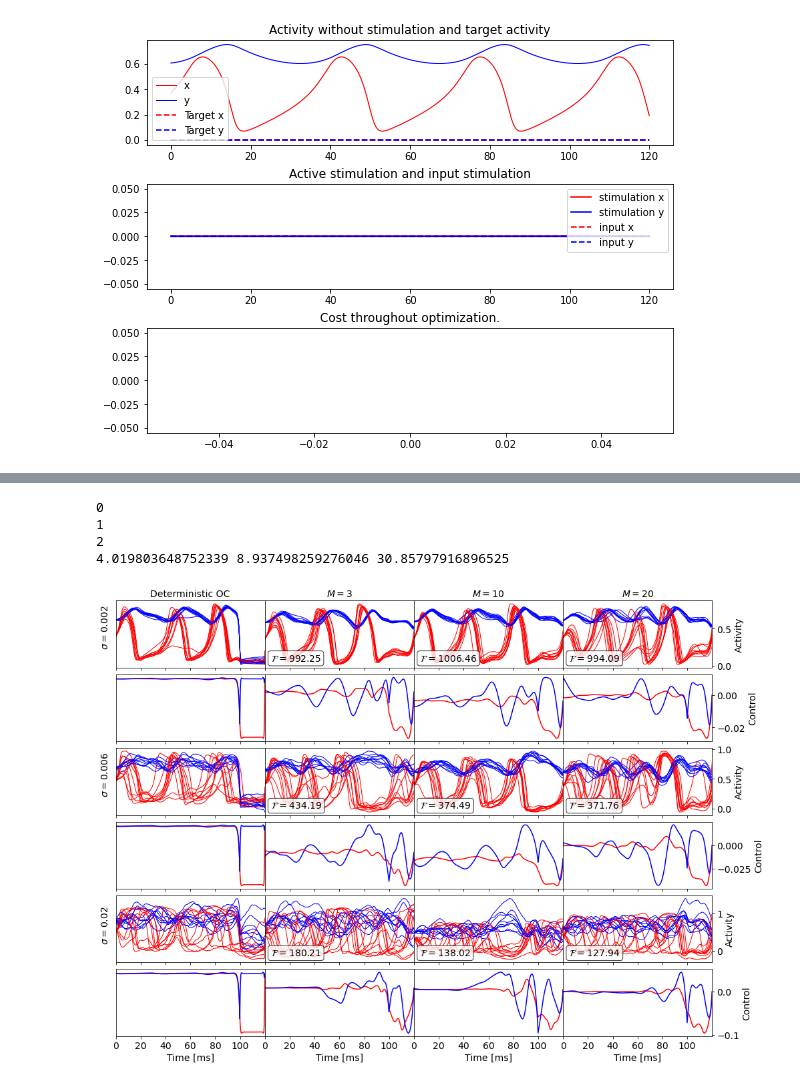
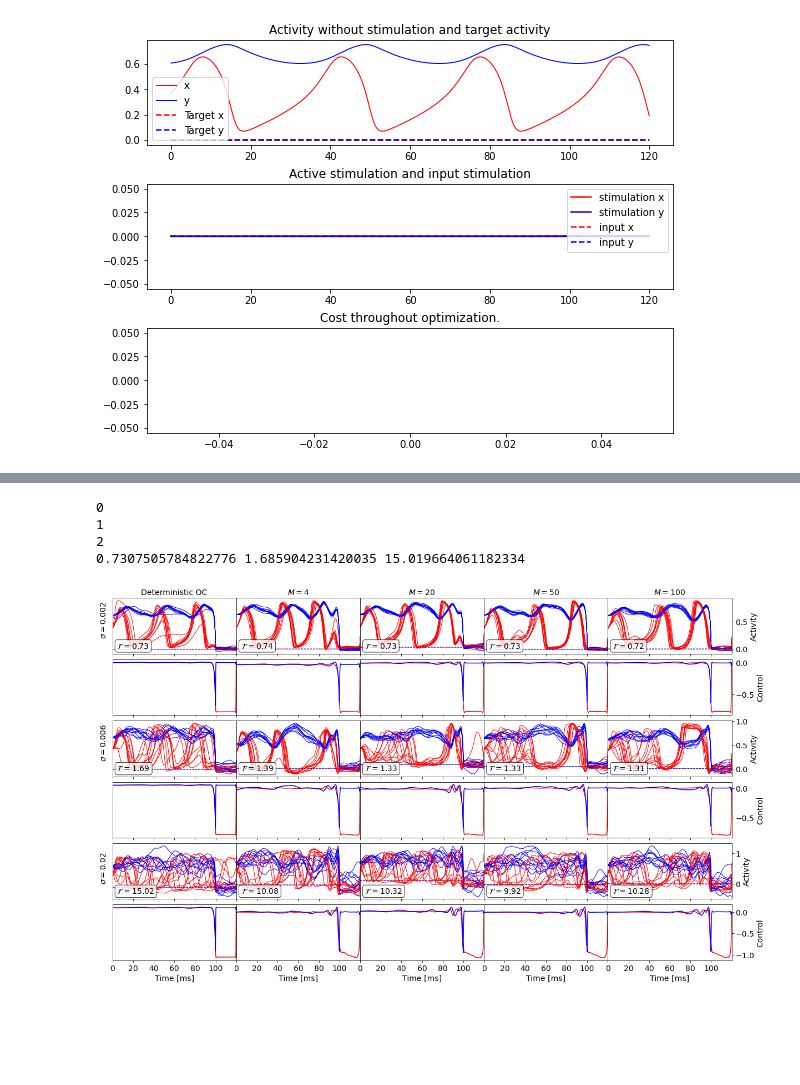
Before and after one commit to AlirezaAccelerates/neurolib, a Jupyter notebook: examples/wittenberg_talk/fhn_osc_down.ipynb, the cells around one changed output, grey strips where cells are left out. Saved outputs shown, nothing was run; the diff lists cells and outputs as text; code cells hidden in the pictures; blank space fills up the shorter version.

```diff
--- a/examples/wittenberg_talk/fhn_osc_down.ipynb
+++ b/examples/wittenberg_talk/fhn_osc_down.ipynb
@@ -140,10 +179,11 @@ plot_singlenode(fhn_controlled_noisefree.model, duration, dt, state, target, con
 # %%
 sigma_array = [2. * 1e-3, 6. * 1e-3, 2.* 1e-2]
-M_array = [3,10,20]
+M_array = [4,20,50,100]
 
 weights = np.zeros(( len(sigma_array) ))
-controls = [ [None, None, None], [None, None, None], [None, None, None] ]
-costs = [ [None, None, None, None], [None, None, None, None], [None, None, None, None] ]
+controls = [ [None, None, None, None], [None, None, None, None], [None, None, None, None] ]
+costs_history = [ [None, None, None, None], [None, None, None, None], [None, None, None, None] ]
+costs = np.zeros(( len(sigma_array), len(M_array)+1 ))
 # %%
 fhn_noise = FHNModel()
 fhn_noise.params.sigma_ou = 0.
@@ -172,9 +210,12 @@ fhn_noise.params["xs_init"] = x_init_osc
 fhn_noise.params["ys_init"] = y_init_osc
 
 fhn_noise.params.x_ou_mean = 0.8
-M_val = 40
+M_val = 500
+max_iterations = 2000
 fhn_noise.run()
-printarray = np.concatenate( (np.arange(0,101,10), np.arange(200,1001,100)) )
+printarray = np.concatenate( (np.arange(0,100,10), np.arange(0,2001,100)) )
+
+costs_history = [ [None, None, None, None], [None, None, None, None], [None, None, None, None] ]
 
 for i_s in range(len(sigma_array)):
     for i_m in range(len(M_array)):
@@ -185,7 +226,7 @@ for i_s in range(len(sigma_array)):
         if i_s in []:
             continue
 
-        if type(costs[i_s][i_m+1]) != type(None):
+        if type(costs_history[i_s][i_m]) != type(None):
             continue
 
         print("--------------------------------------------------------------")
@@ -195,17 +236,20 @@ for i_s in range(len(sigma_array)):
         fhn_noise.params["y_ext"] = zero_input
         fhn_noise.params.sigma_ou = sigma_array[i_s]
 
-        fhn_controlled_models = oc_fhn.OcFhn(fhn_noise, target, w_p=weights[i_s], w_2=w2, print_array=printarray, precision_cost_interval=[1000,None],
+        fhn_controlled_models = oc_fhn.OcFhn(fhn_noise, target, w_p=wp, w_2=w2, print_array=printarray, precision_cost_interval=[1000,None],
                                     M=int(M_array[i_m]),
                                     #M = 10,
-                                    M_validation=M_val, validate_per_step=True, method='3')
+                                    M_validation=M_val, validate_per_step=True)
+
+        fhn_controlled_models.step = 0.01
 
         # We run 100 iterations of the optimal control gradient descent algorithm
-        fhn_controlled_models.optimize(20)
+        fhn_controlled_models.optimize(max_iterations)
 
         state = fhn_controlled_models.get_xs()
         controls[i_s][i_m] = fhn_controlled_models.control
-        costs[i_s][i_m+1] = fhn_controlled_models.cost_history
+        costs_history[i_s][i_m] = fhn_controlled_models.cost_history
+        costs[i_s][i_m+1] = fhn_controlled_models.cost_validation
 
-        plot_singlenode(fhn_controlled_models.model, duration, dt, state, target, controls[i_s][i_m], zero_control, fhn_controlled_models.cost_history, M=10)
+        # plot_singlenode(fhn_controlled_models.model, duration, dt, state, target, controls[i_s][i_m], zero_control, fhn_controlled_models.cost_history, M=10)
 # %% [output]
@@ -309,7 +293,7 @@ for i_s in range(len(sigma_array)):
     for m in range(M_val):
         fhn_plot.run()
         state = np.concatenate((np.concatenate( (fhn_plot.params["xs_init"], fhn_plot.params["ys_init"]), axis=1)[:,:, np.newaxis], np.stack( (fhn_plot.x, fhn_plot.y), axis=1)), axis=2)
-        precision_cost = cost_functions.precision_cost(target, state, weights[i_s], 1, np.ones( (1, 2)), [1000,-1])
+        precision_cost = cost_functions.precision_cost(target, state, wp, 1, np.ones( (1, 2)), [1000,-1])
         cost_validation += precision_cost + energy_cost
 
     costs[i_s][0] = cost_validation/M_val
@@ -319,11 +303,11 @@ print(costs[0][0], costs[1][0], costs[2][0])
 0
 1
 2
-4.019803648752339 8.937498259276046 30.85797916896525
+0.7307505784822776 1.685904231420035 15.019664061182334
 # %%
-row, col = 6, 4
+row, col = int(2*len(sigma_array)), int(len(M_array)+1)
 
-fig = plt.figure(figsize=(16,12))
+fig = plt.figure(figsize=(4*col,2*row))
 gs = fig.add_gridspec(row, col, hspace=0.1, wspace=0)
 ax = gs.subplots(sharex='col')
 box_props = dict(boxstyle='round', facecolor='white', alpha=0.8)
@@ -344,23 +328,29 @@ for i_s in range(len(sigma_array)):
     fhn_plot.params["x_ext"] = control_noisefree[:,0,:]
     fhn_plot.params["y_ext"] = control_noisefree[:,1,:]
 
+    ax[2*i_s, 0].plot(time_array[1:], target[0,0,1:], color=color_x, linewidth=1, linestyle='--')
+    ax[2*i_s, 0].plot(time_array[1:], target[0,1,1:], color=color_y, linewidth=1, linestyle='--')
+
     for m in range(10):
         fhn_plot.run()
         ax[2*i_s, 0].plot(time_array[1:], fhn_plot.x[0,:], color=color_x, linewidth=1)
         ax[2*i_s, 0].plot(time_array[1:], fhn_plot.y[0,:], color=color_y, linewidth=1)
 
     ax[2*i_s, 0].text(0.04,0.1, r'$\mathcal{F} = $' + "{:.2f}".format(costs[i_s][0]),
-        transform=ax[2*i_s, i_m+1].transAxes, fontsize=fs, bbox=box_props)
+        transform=ax[2*i_s, 0].transAxes, fontsize=fs, bbox=box_props)
 
     for i_m in range(len(M_array)):
         ax[2*i_s + 1, i_m+1].plot(time_array, controls[i_s][i_m][0,0,:], color=color_x)
         ax[2*i_s + 1, i_m+1].plot(time_array, controls[i_s][i_m][0,1,:], color=color_y)
 
-        ax[2*i_s, i_m+1].text(0.04,0.1, r'$\mathcal{F} = $' + "{:.2f}".format(np.mean(costs[i_s][i_m+1][-10])),
+        ax[2*i_s, i_m+1].text(0.04,0.1, r'$\mathcal{F} = $' + "{:.2f}".format(costs[i_s][i_m+1]),
         transform=ax[2*i_s, i_m+1].transAxes, fontsize=fs, bbox=box_props)
 
         fhn_plot.params["x_ext"] = controls[i_s][i_m][:,0,:]
         fhn_plot.params["y_ext"] = controls[i_s][i_m][:,1,:]
+
+        ax[2*i_s, i_m+1].plot(time_array[1:], target[0,0,1:], color=color_x, linewidth=1, linestyle='--')
+        ax[2*i_s, i_m+1].plot(time_array[1:], target[0,1,1:], color=color_y, linewidth=1, linestyle='--')
 
         for m in range(10):
             fhn_plot.run()
@@ -373,34 +363,34 @@ for i_s in range(len(sigma_array)):
         ax[2*i_s,k].set_yticks([])
         ax[2*i_s+1,k].set_yticks([])
 
     ax[2*i_s,-1].yaxis.tick_right()
     ax[2*i_s+1,-1].yaxis.tick_right()
 
     ax[2*i_s,-1].set_ylabel("Activity", fontsize=fs)
     ax[2*i_s,-1].yaxis.set_label_position("right")
     ax[2*i_s+1,-1].set_ylabel("Control", fontsize=fs)
     ax[2*i_s+1,-1].yaxis.set_label_position("right")
 
 
 for k in range(col):
     for j in range(row-1):
         ax[j,k].set_xticks([])
         ax[j,k].set_xlim([0,duration])
         ax[j,k].tick_params(axis='both', labelsize=fs)
     ax[-1,k].set_xticks(np.arange(0,120,20))
     ax[-1,k].set_xlim([0,duration])
     ax[-1,k].tick_params(axis='both', labelsize=fs)
     ax[-1,k].set_xlabel("Time [ms]", fontsize=fs)
 
 for i_m in range(len(M_array)):
     ax[0,i_m+1].set_title(r"$M=$" + "{}".format(M_array[i_m]), fontsize=fs)
 
 ax[0,0].set_title(r"Deterministic OC", fontsize=fs)
 
 fig.savefig(os.path.join(savepath, 'FHN_osc_down_traces.jpg'))
 plt.show()
 # %% [output]
-[figure, old version]
+[figure, new version]
 # %%
 row, col = 3, 1
 
```
Also changed, not shown: parts of 6 cells of this notebook, 7 other files.
